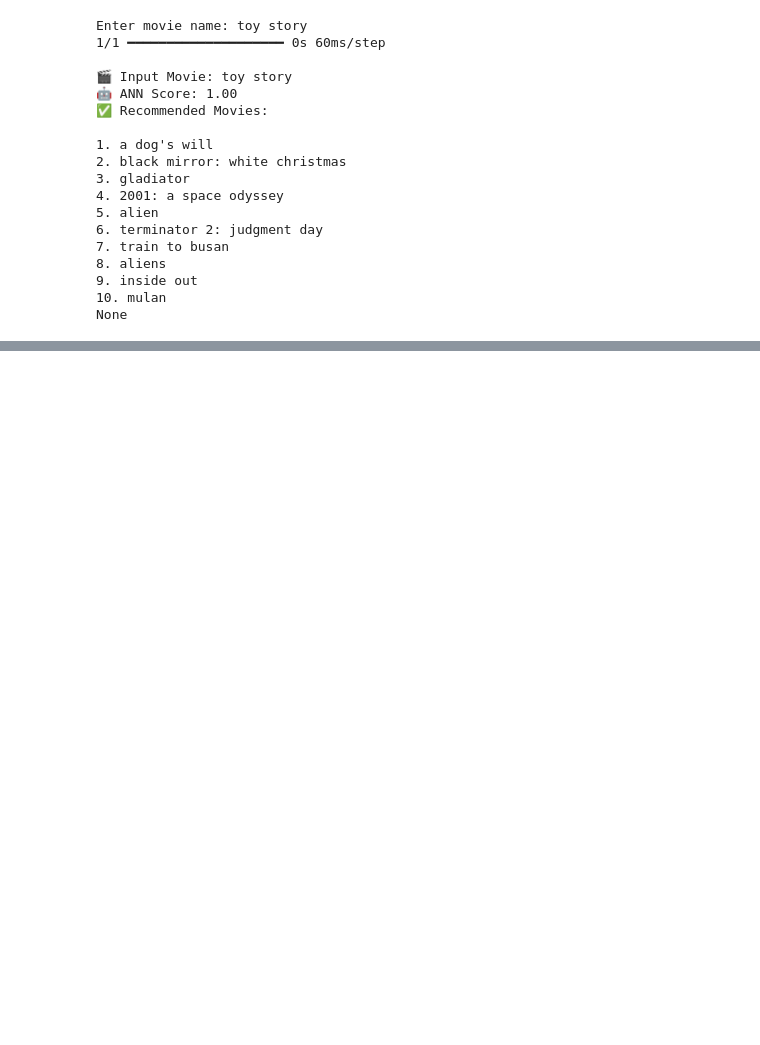
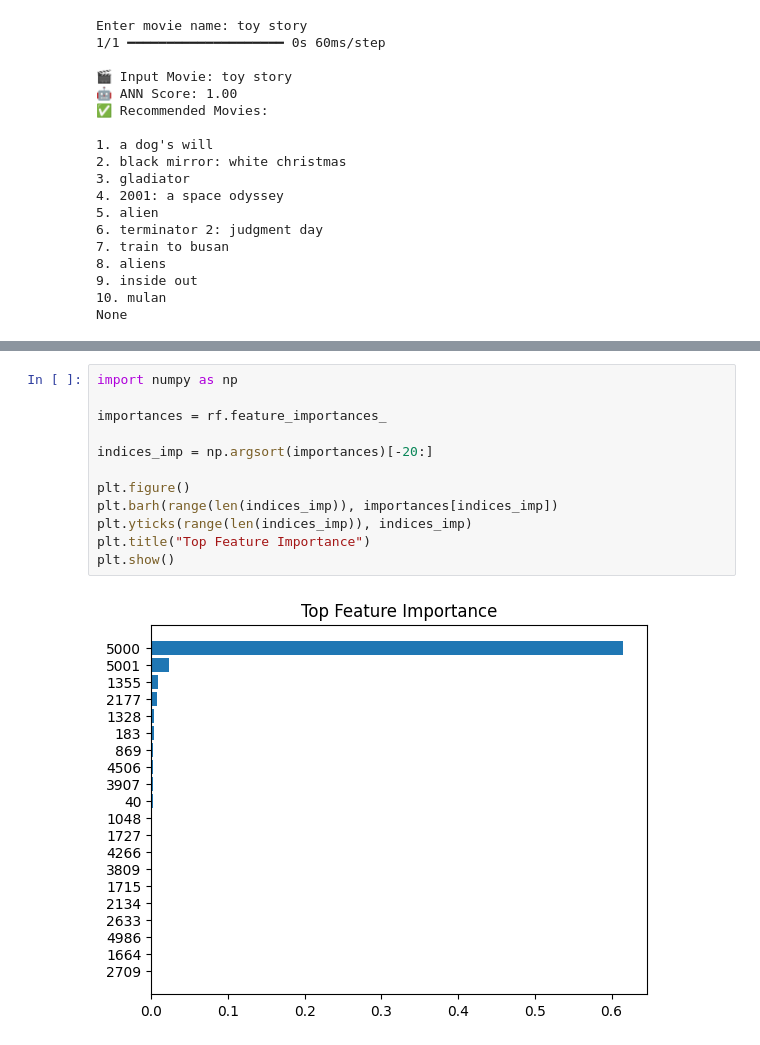
Before and after one commit to MehulShukla-git/Movie_Recommendation_System, a Jupyter notebook: DataPreprocessing.ipynb, the cells around one changed output, grey strips where cells are left out. Drawn from its saved outputs; the diff is of its cells as text; blank space fills up the shorter version.

```diff
--- a/DataPreprocessing.ipynb
+++ b/DataPreprocessing.ipynb
@@ -618,0 +881,14 @@ None
+# %%
+import numpy as np
+
+importances = rf.feature_importances_
+
+indices_imp = np.argsort(importances)[-20:]
+
+plt.figure()
+plt.barh(range(len(indices_imp)), importances[indices_imp])
+plt.yticks(range(len(indices_imp)), indices_imp)
+plt.title("Top Feature Importance")
+plt.show()
+# %% [output]
+[figure, added]
```
Also changed, not shown: parts of 19 cells of this notebook.
